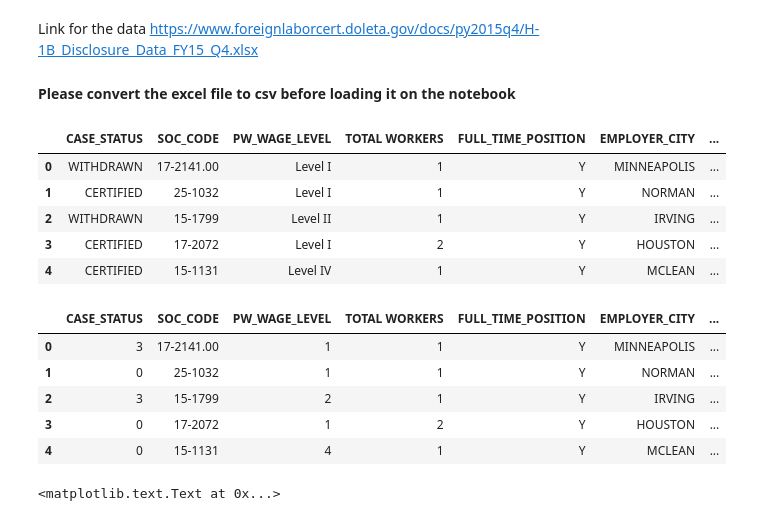
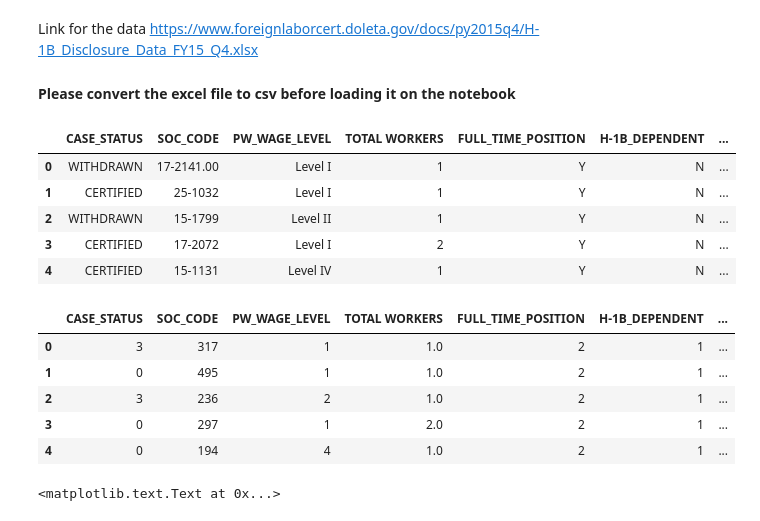
Before and after one commit to anastasiashe/CUSP_HACKDAY, a Jupyter notebook: H1B_classification_14_03.ipynb, the cells around one changed output. Saved outputs shown, nothing was run; the diff lists cells and outputs as text; code cells hidden in the pictures.

```diff
--- a/H1B_classification_14_03.ipynb
+++ b/H1B_classification_14_03.ipynb
@@ -25,26 +25,32 @@ with open('H1B_FY15_Q4.csv', 'r') as fi:
 columns = ['CASE_STATUS', 'SOC_CODE', 'PW_WAGE_LEVEL', 'TOTAL WORKERS', 'FULL_TIME_POSITION',\
            'EMPLOYER_CITY', 'H-1B_DEPENDENT', u'WILLFUL_VIOLATOR']
 analysis_data = pd.DataFrame(clean_data, columns=columns)
+analysis_data.drop('EMPLOYER_CITY', axis=1, inplace=True)
 analysis_data.dropna(inplace=True)
 analysis_data.head()
 # %% [output]
-|  | CASE_STATUS | SOC_CODE | PW_WAGE_LEVEL | TOTAL WORKERS | FULL_TIME_POSITION | EMPLOYER_CITY | ... |
-| 0 | WITHDRAWN | 17-2141.00 | Level I | 1 | Y | MINNEAPOLIS | ... |
-| 1 | CERTIFIED | 25-1032 | Level I | 1 | Y | NORMAN | ... |
-| 2 | WITHDRAWN | 15-1799 | Level II | 1 | Y | IRVING | ... |
-| 3 | CERTIFIED | 17-2072 | Level I | 2 | Y | HOUSTON | ... |
-| 4 | CERTIFIED | 15-1131 | Level IV | 1 | Y | MCLEAN | ... |
+|  | CASE_STATUS | SOC_CODE | PW_WAGE_LEVEL | TOTAL WORKERS | FULL_TIME_POSITION | H-1B_DEPENDENT | ... |
+| 0 | WITHDRAWN | 17-2141.00 | Level I | 1 | Y | N | ... |
+| 1 | CERTIFIED | 25-1032 | Level I | 1 | Y | N | ... |
+| 2 | WITHDRAWN | 15-1799 | Level II | 1 | Y | N | ... |
+| 3 | CERTIFIED | 17-2072 | Level I | 2 | Y | N | ... |
+| 4 | CERTIFIED | 15-1131 | Level IV | 1 | Y | N | ... |
 # %%
 #CERTIFIED = 0, CERTIFIED-WITHDRAWN = 1, DENIED = 2, WITHDRAWN = 3
 analysis_data.CASE_STATUS = analysis_data.CASE_STATUS.astype('category')
 analysis_data.PW_WAGE_LEVEL = analysis_data.PW_WAGE_LEVEL.astype('category')
+analysis_data.FULL_TIME_POSITION = analysis_data.FULL_TIME_POSITION.astype('category')
+analysis_data['H-1B_DEPENDENT'] = analysis_data['H-1B_DEPENDENT'].astype('category')
+analysis_data.WILLFUL_VIOLATOR = analysis_data.WILLFUL_VIOLATOR.astype('category')
+analysis_data.SOC_CODE = analysis_data.SOC_CODE.astype('category')
+analysis_data['TOTAL WORKERS'] = pd.to_numeric(analysis_data['TOTAL WORKERS'], errors='coerce')
 cat_columns = analysis_data.select_dtypes(['category']).columns
 analysis_data[cat_columns] = analysis_data[cat_columns].apply(lambda x: x.cat.codes)
 analysis_data.head()
 # %% [output]
-|  | CASE_STATUS | SOC_CODE | PW_WAGE_LEVEL | TOTAL WORKERS | FULL_TIME_POSITION | EMPLOYER_CITY | ... |
-| 0 | 3 | 17-2141.00 | 1 | 1 | Y | MINNEAPOLIS | ... |
-| 1 | 0 | 25-1032 | 1 | 1 | Y | NORMAN | ... |
-| 2 | 3 | 15-1799 | 2 | 1 | Y | IRVING | ... |
-| 3 | 0 | 17-2072 | 1 | 2 | Y | HOUSTON | ... |
-| 4 | 0 | 15-1131 | 4 | 1 | Y | MCLEAN | ... |
+|  | CASE_STATUS | SOC_CODE | PW_WAGE_LEVEL | TOTAL WORKERS | FULL_TIME_POSITION | H-1B_DEPENDENT | ... |
+| 0 | 3 | 317 | 1 | 1.0 | 2 | 1 | ... |
+| 1 | 0 | 495 | 1 | 1.0 | 2 | 1 | ... |
+| 2 | 3 | 236 | 2 | 1.0 | 2 | 1 | ... |
+| 3 | 0 | 297 | 1 | 2.0 | 2 | 1 | ... |
+| 4 | 0 | 194 | 4 | 1.0 | 2 | 1 | ... |
```
Also changed, not shown: parts of 8 cells of this notebook.
